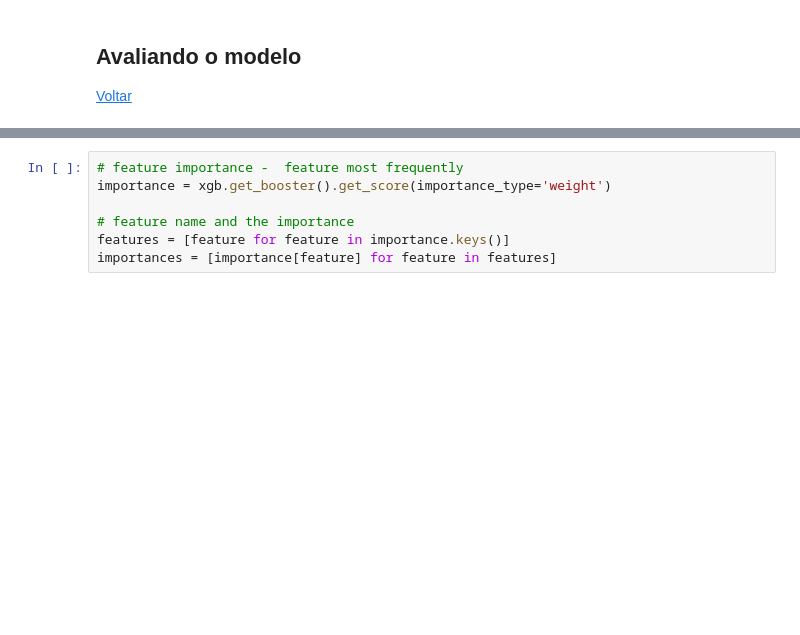
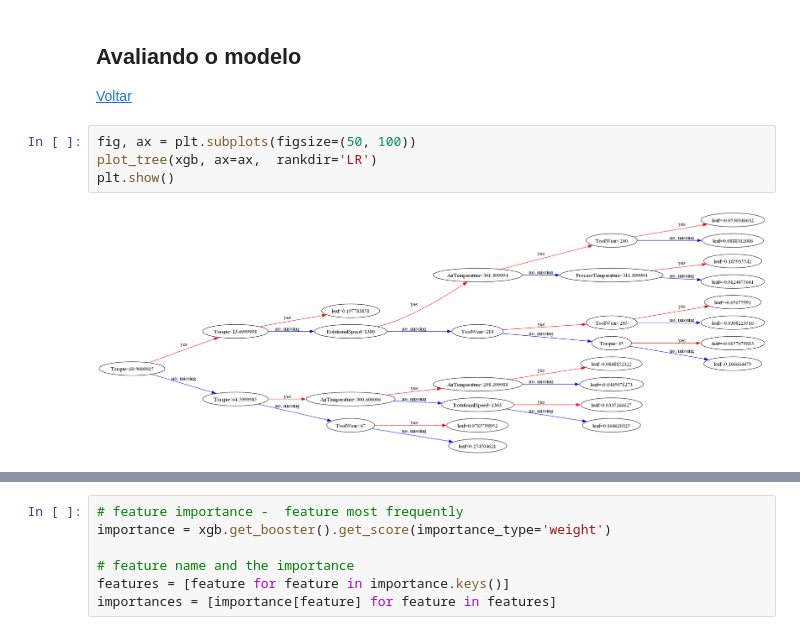
Before and after one commit to anamariapego/MachinePredictiveMaintenance, a Jupyter notebook: analytics.ipynb, the cells around one changed output, grey strips where cells are left out. Drawn from its saved outputs; the diff is of its cells as text; blank space fills up the shorter version.

```diff
--- a/analytics.ipynb
+++ b/analytics.ipynb
@@ -329,6 +349,12 @@ y_pred = xgb.predict(X_test)
 <h2><a id="ses7">Avaliando o modelo</a></h2>
 
 [Voltar](#sumario)
+# %%
+fig, ax = plt.subplots(figsize=(50, 100))
+plot_tree(xgb, ax=ax,  rankdir='LR')
+plt.show()
+# %% [output]
+[figure, added]
 # %%
 # values confusion matrix
 tn, fp, fn, tp = confusion_matrix(y_test, y_pred).ravel()
```
Also changed, not shown: parts of 15 cells of this notebook.
